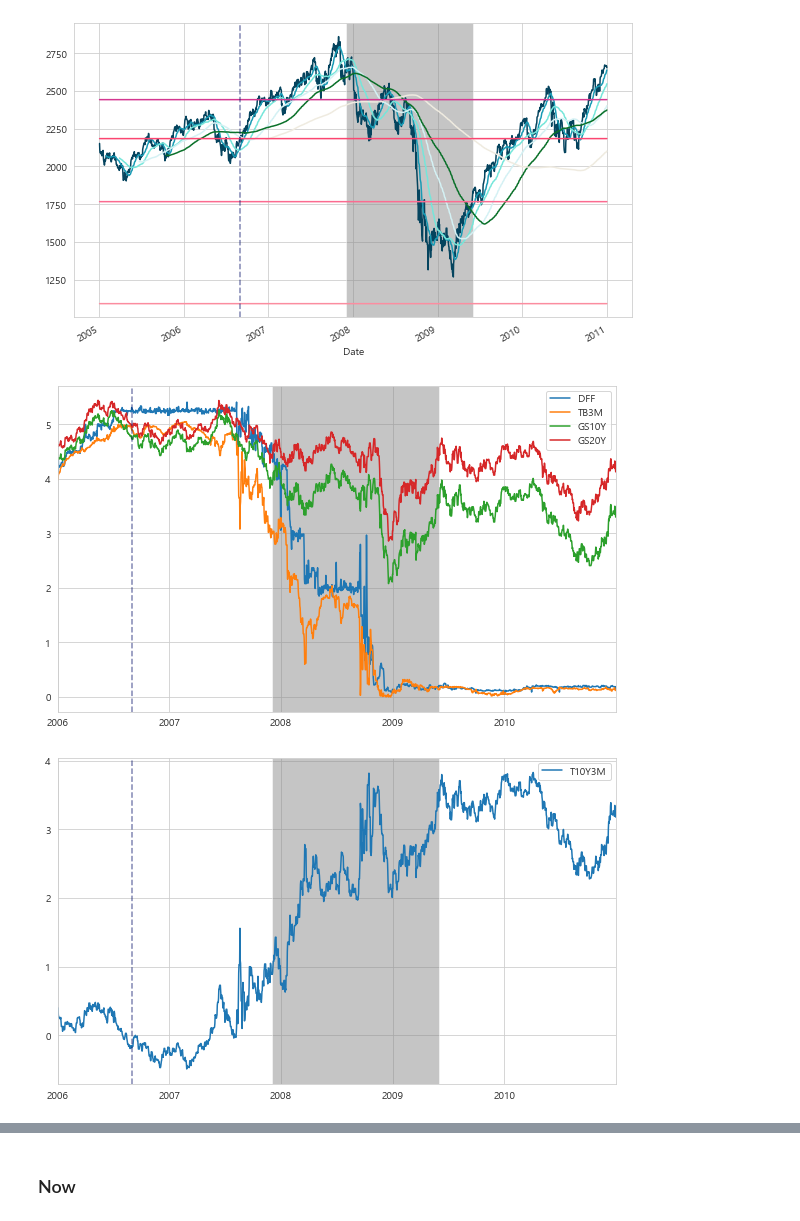
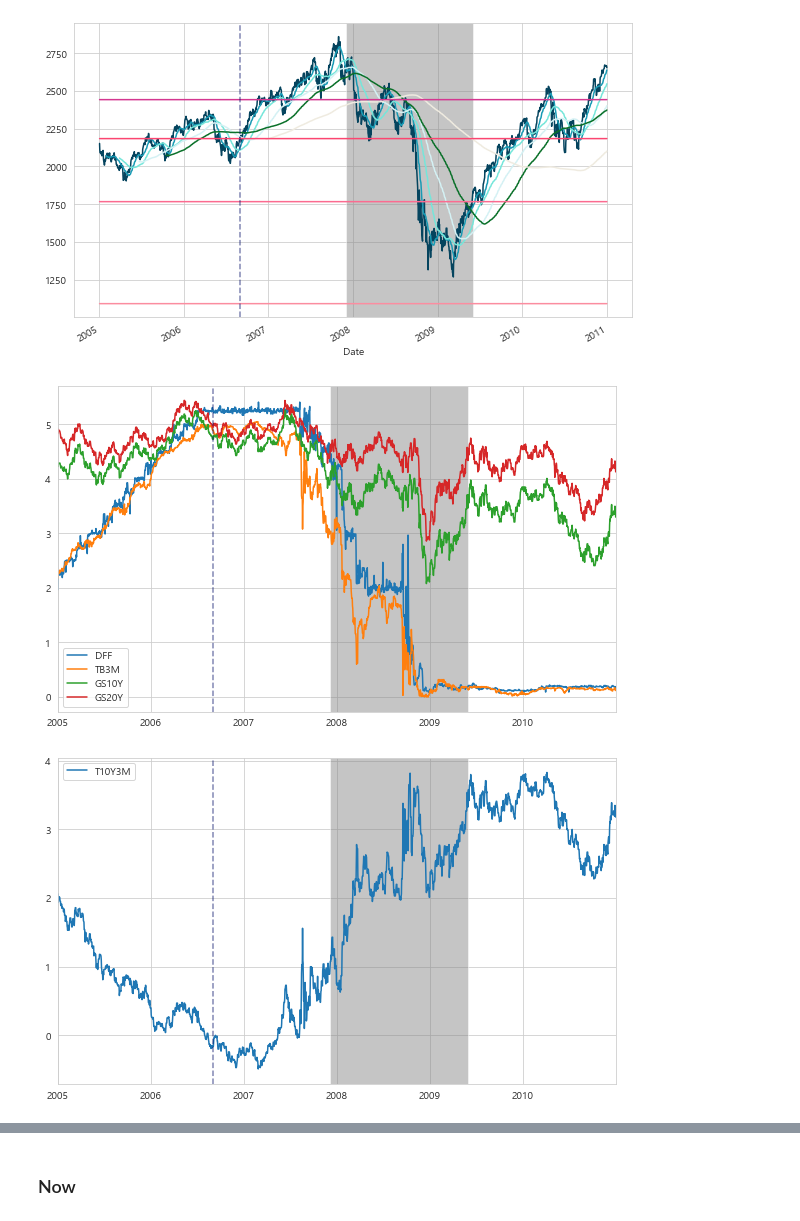
Before and after one commit to hansJeong/ws_fn_git, a Jupyter notebook: analytics/01_01_shock_case_study.ipynb, the cells around one changed output, grey strips where cells are left out. Cells and saved outputs as stored; diff of their text form; code cells hidden in the pictures.

```diff
--- a/analytics/01_01_shock_case_study.ipynb
+++ b/analytics/01_01_shock_case_study.ipynb
@@ -254,17 +254,17 @@ plt.show()
 # %% [output]
 [figure]
 # %%
-rate_df["2006":"2010"][['DFF', 'TB3M', 'GS10Y', 'GS20Y']].plot()
+rate_df["2005":"2010"][['DFF', 'TB3M', 'GS10Y', 'GS20Y']].plot()
 plt.axvspan('2007-12-04', '2009-06-01', facecolor='gray', alpha=0.45)
 plt.axvline(x = '2006-09-01', color = '#000C66', linestyle = '--', alpha = 0.5)
 plt.show()
 # %% [output]
-[figure, old version]
+[figure, new version]
 # %%
-rate_data[['T10Y3M']]["2006":"2010"].plot()
+rate_data[['T10Y3M']]["2005":"2010"].plot()
 plt.axvspan('2007-12-04', '2009-06-01', facecolor='gray', alpha=0.45)
 plt.axvline(x = '2006-09-01', color = '#000C66', linestyle = '--', alpha = 0.5)
 plt.show()
 # %% [output]
-[figure, old version]
+[figure, new version]
 # %%
```
Also changed, not shown: parts of 2 cells of this notebook, 1 other file.
